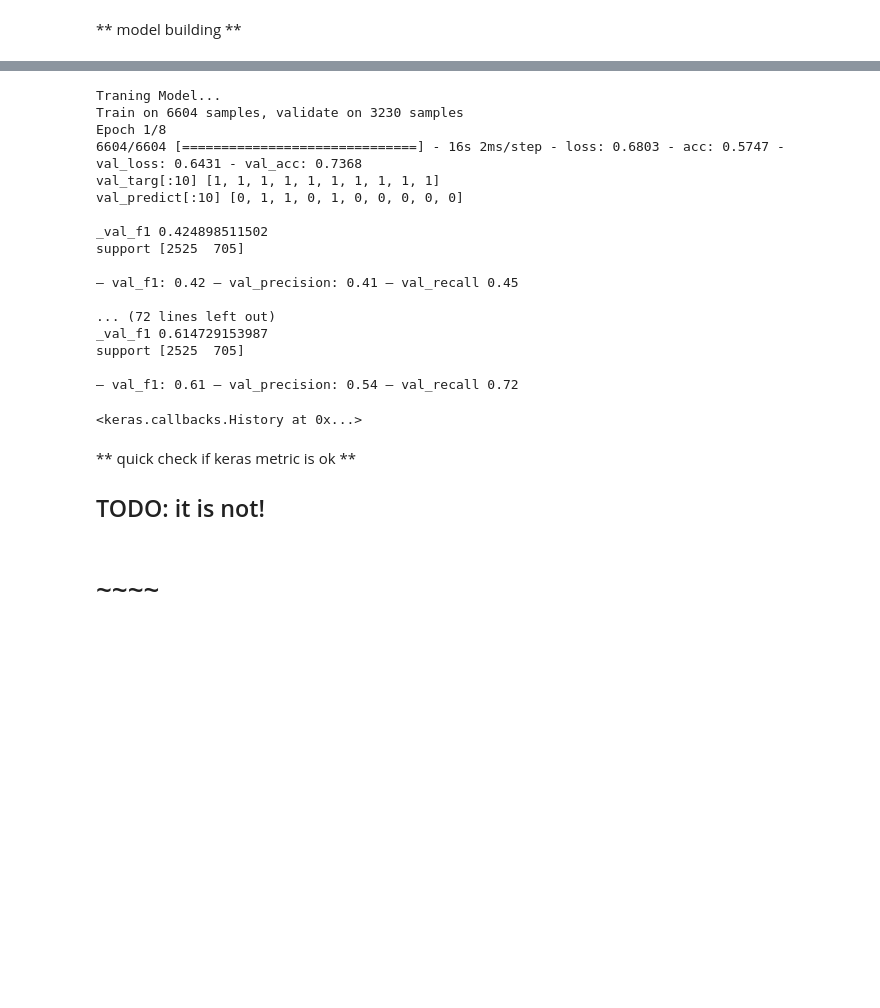
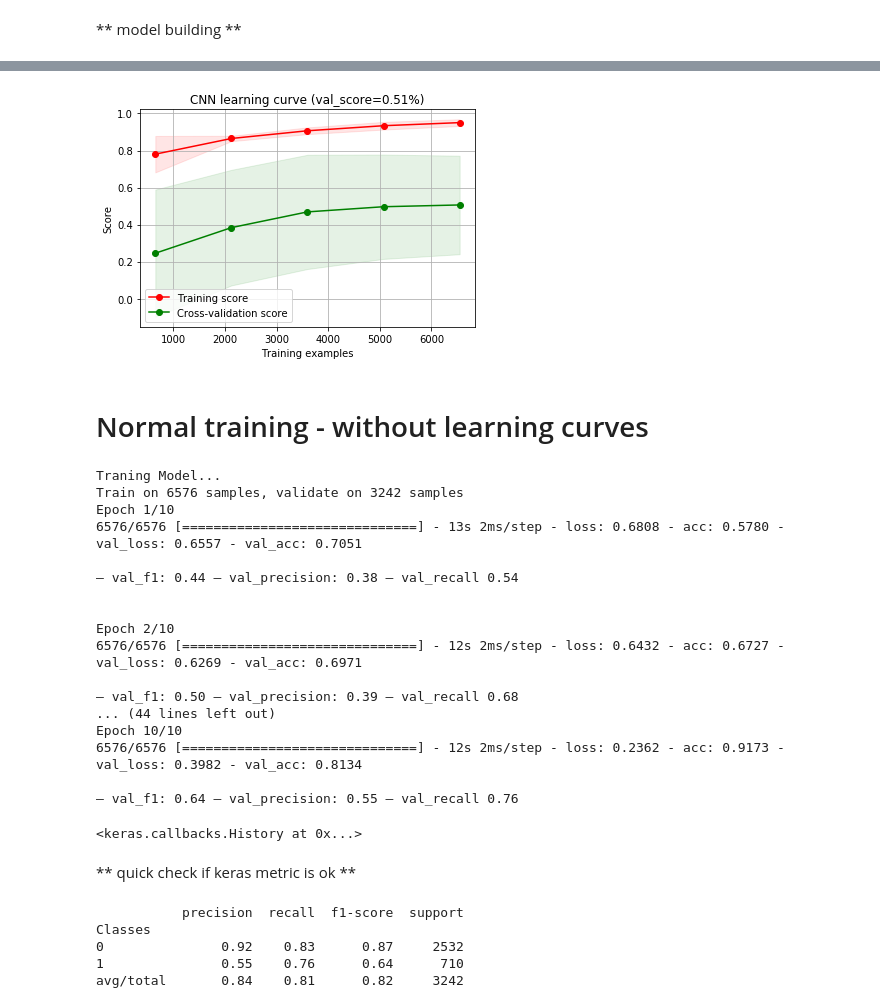
Before and after one commit to littlewine/snorkel-ml, a Jupyter notebook: my-code/CNN-text-classification-keras.ipynb, the cells around one changed output, grey strips where cells are left out. Drawn from its saved outputs; the diff is of its cells as text; code cells hidden in the pictures; blank space fills up the shorter version.

```diff
--- a/my-code/CNN-text-classification-keras.ipynb
+++ b/my-code/CNN-text-classification-keras.ipynb
@@ -404,43 +488,54 @@ class Metrics(Callback):
+# %%
+# For 10 epochs
+plot_learning_curve(train_scores,
+                        valid_scores,
+                        train_sizes=train_sizes,
+                   title = 'CNN learning curve (val_score=%.2f%%)'%valid_scores.mean(axis=1).max())
+
+plt.show()
+# %% [output]
+[figure, added]
+# %% [markdown]
+# Normal training - without learning curves
 # %%
-metrics = Metrics((X_val,y_val))
-
-model.compile(optimizer=adam, loss='binary_crossentropy', metrics=['accuracy'])
-print("Traning Model...")
-model.fit(X_train_us, y_train_us, batch_size=batch_size, epochs=epochs, verbose=1, callbacks=[metrics],
-         validation_data=(X_val, y_val),
-         )  # starts training
+# print("Traning Model...")
+# model.fit(X_train_us, y_train_us, batch_size=batch_size, epochs=epochs, verbose=1, callbacks=[metrics],
+#          validation_data=(X_val, y_val),
+#          )  # starts training
 # %% [output]
 Traning Model...
-Train on 6604 samples, validate on 3230 samples
-Epoch 1/8
-6604/6604 [==============================] - 16s 2ms/step - loss: 0.6803 - acc: 0.5747 - val_loss: 0.6431 - val_acc: 0.7368
-val_targ[:10] [1, 1, 1, 1, 1, 1, 1, 1, 1, 1]
-val_predict[:10] [0, 1, 1, 0, 1, 0, 0, 0, 0, 0]
+Train on 6576 samples, validate on 3242 samples
+Epoch 1/10
+6576/6576 [==============================] - 13s 2ms/step - loss: 0.6808 - acc: 0.5780 - val_loss: 0.6557 - val_acc: 0.7051
 
-_val_f1 0.424898511502
-support [2525  705]
+— val_f1: 0.44 — val_precision: 0.38 — val_recall 0.54
 
-— val_f1: 0.42 — val_precision: 0.41 — val_recall 0.45
 
-... (72 lines left out)
-_val_f1 0.614729153987
-support [2525  705]
+Epoch 2/10
+6576/6576 [==============================] - 12s 2ms/step - loss: 0.6432 - acc: 0.6727 - val_loss: 0.6269 - val_acc: 0.6971
 
-— val_f1: 0.61 — val_precision: 0.54 — val_recall 0.72
+— val_f1: 0.50 — val_precision: 0.39 — val_recall 0.68
+... (44 lines left out)
+Epoch 10/10
+6576/6576 [==============================] - 12s 2ms/step - loss: 0.2362 - acc: 0.9173 - val_loss: 0.3982 - val_acc: 0.8134
+
+— val_f1: 0.64 — val_precision: 0.55 — val_recall 0.76
 <keras.callbacks.History at 0x...>
 # %% [markdown]
 ** quick check if keras metric is ok **
-
-## TODO: it is not!
 # %%
-# #evaluation with 0s
+#evaluation with 0s
 
-# logits = model.predict(X_val)
+logits = model.predict(X_val)
 
-# y_val_gold = map(lambda x: x[1], y_val)
-# y_val_pred_bin = map(lambda x: 1 if x[1]>=0.5 else 0,logits) #if logit of 1 class >=0.5
-# class_report = report_to_df(classification_report(y_val_gold, y_val_pred_bin))
+y_val_gold = map(lambda x: x[1], y_val)
+y_val_pred_bin = map(lambda x: 1 if x[1]>=0.5 else 0,logits) #if logit of 1 class >=0.5
+class_report = report_to_df(classification_report(y_val_gold, y_val_pred_bin))
 
-# print class_report
+print class_report
+# %% [output]
+           precision  recall  f1-score  support
+Classes
+0               0.92    0.83      0.87     2532
+1               0.55    0.76      0.64      710
+avg/total       0.84    0.81      0.82     3242
-# %% [markdown]
-# ~~~~
```
Also changed, not shown: parts of 29 cells of this notebook, 16 other files.
